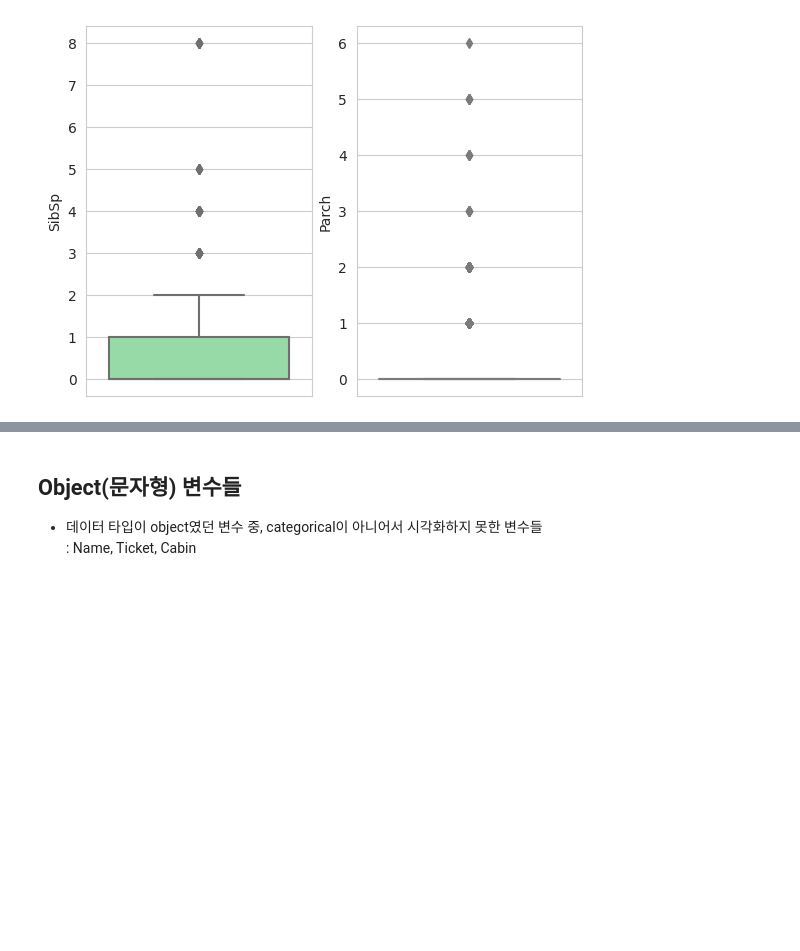
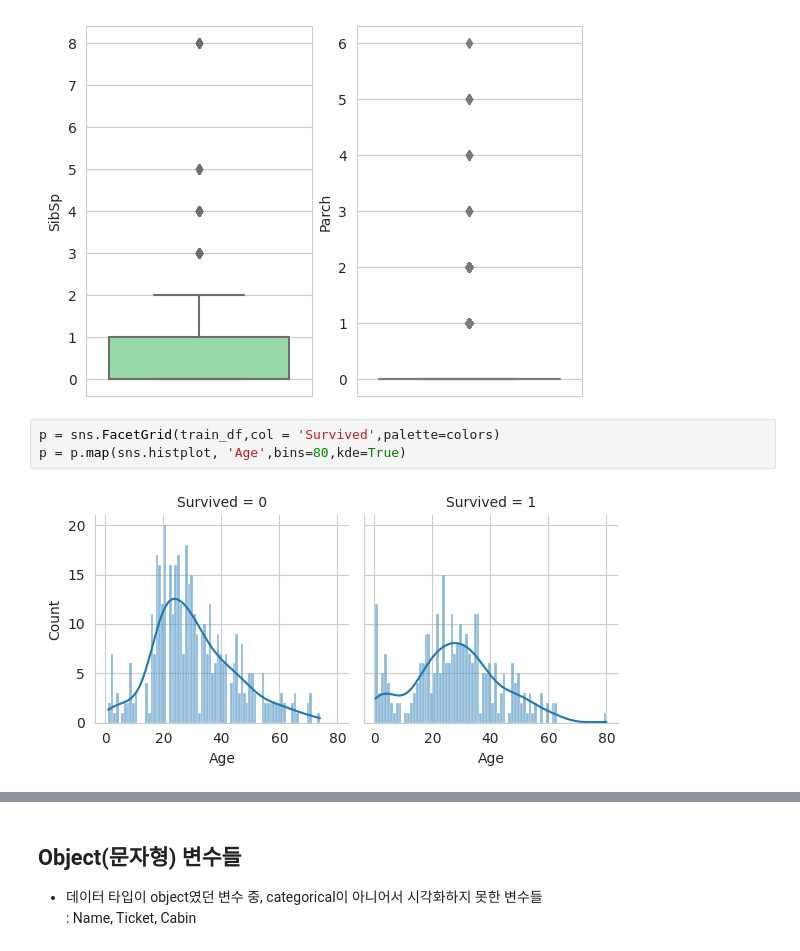
Before and after one commit to MKBD0102/Study, a Jupyter notebook: TitanicPractice_M.ipynb, the cells around one changed output, grey strips where cells are left out. Cells and saved outputs as stored; diff of their text form; blank space fills up the shorter version.

```diff
--- a/TitanicPractice_M.ipynb
+++ b/TitanicPractice_M.ipynb
@@ -312,3 +311,8 @@ sns.boxplot(y = n_train_df['Parch'],color=colors[3],ax=axes2[1])
 <Axes: ylabel='Parch'>
 [figure]
 [figure]
+# %%
+p = sns.FacetGrid(train_df,col = 'Survived',palette=colors)
+p = p.map(sns.histplot, 'Age',bins=80,kde=True)
+# %% [output]
+[figure, added]
```
Also changed, not shown: parts of 9 cells of this notebook.
